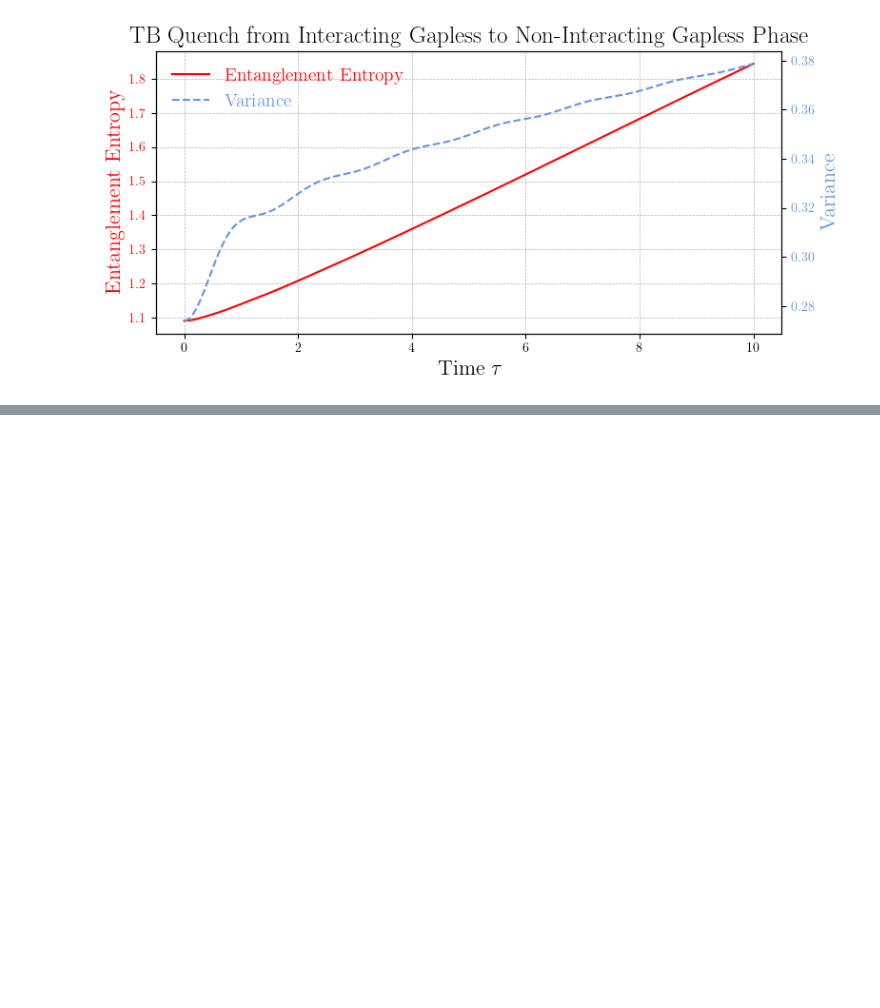
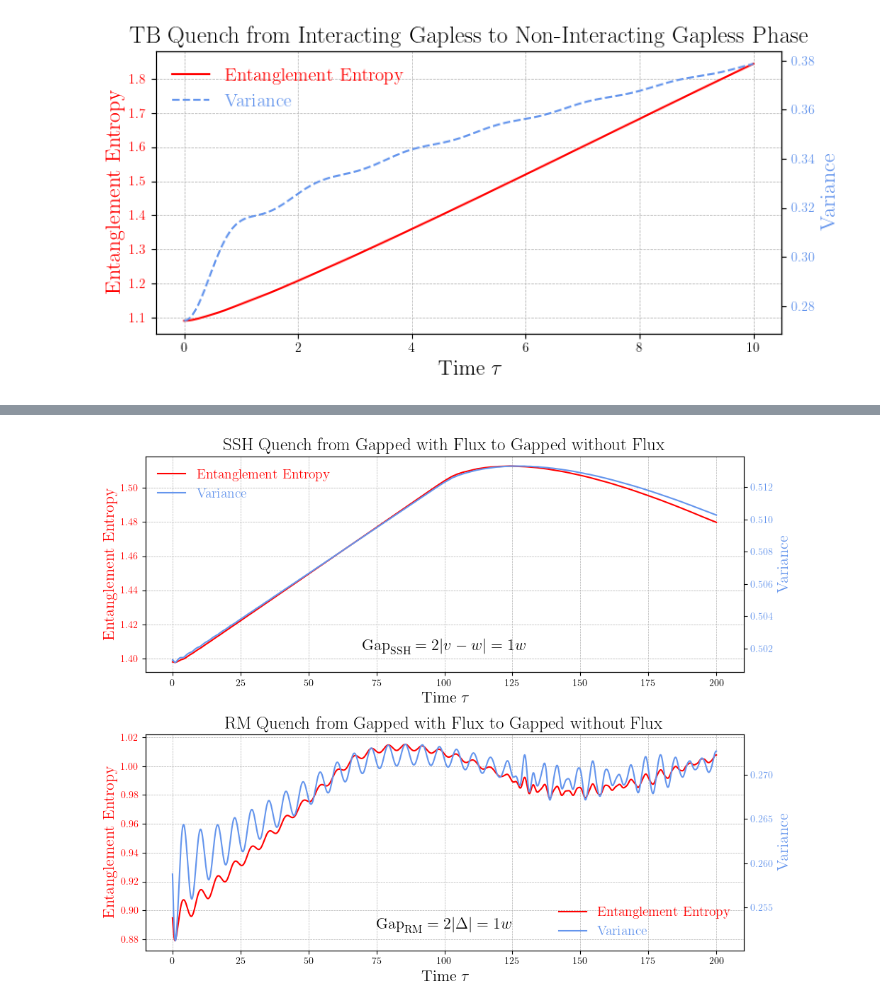
Before and after one commit to artalink7/SSH-Analysis, a Jupyter notebook: plot/plots_paper.ipynb, the cells around one changed output, grey strips where cells are left out. Cells and saved outputs as stored; diff of their text form; code cells hidden in the pictures; blank space fills up the shorter version.

```diff
--- a/plot/plots_paper.ipynb
+++ b/plot/plots_paper.ipynb
@@ -211,0 +384,4 @@ plot_TB_quench_interacting_gapless_to_non_interacting_gapless()
+# %%
+plot_RM_and_SSH_free_gapped_with_flux_to_gapped_no_flux()
+# %% [output]
+[figure, added]
```
Also changed, not shown: parts of 8 cells of this notebook, 5 other files.
